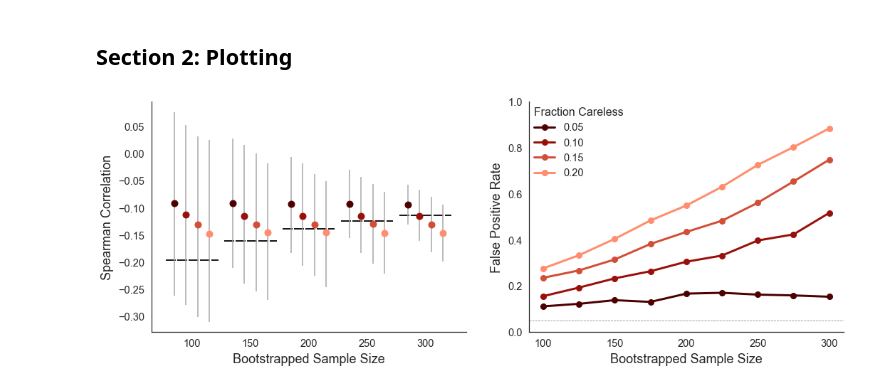
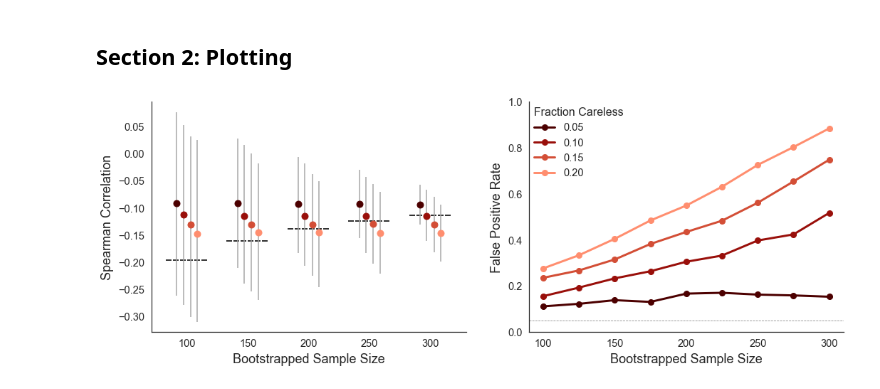
Before and after one commit to nivlab/sciops, a Jupyter notebook: analysis/results_03b.ipynb, the cells around one changed output. Drawn from its saved outputs; the diff is of its cells as text; code cells hidden in the pictures.

Commit message:
minor analysis updates: epi analysis, masked rhat, improved figures

```diff
--- a/analysis/results_03b.ipynb
+++ b/analysis/results_03b.ipynb
@@ -123,7 +123,7 @@ for i, sample in enumerate([100,150,200,250,300]):
     ub = gb.query(f'sample=={sample} and level_2 == 0.975').spearman.values - mu
 
     ## Define x-axis.
-    X = i + np.array([-0.3,-0.1,0.1,0.3])
+    X = i + np.array([-0.17,-0.06,0.06,0.17])
 
     ## Plot estimates.
     for x, y, y1, y2, color in zip(X, mu, lb, ub, palette):
@@ -132,32 +132,32 @@ for i, sample in enumerate([100,150,200,250,300]):
 
 ## Add critical values.
 for i, y in enumerate(critical_values[::2]):
-    axes[0].plot([i-0.45,i+0.45], [-y,-y], color='0.1', lw=2, linestyle=(0, (7, 1)), zorder=-1)
+    axes[0].plot([i-0.35,i+0.35], [-y,-y], color='0.2', lw=2, linestyle=(0, (4, 1)), zorder=-1)
 
 ## Add detail.
 # axes[0].legend_.set_visible(False)
 axes[0].set(xticks=np.arange(5), xticklabels=[100,150,200,250,300])
 axes[0].set_xlabel('Bootstrapped Sample Size', fontsize=18, labelpad=6)
 axes[0].set_ylabel('Spearman Correlation', fontsize=18, labelpad=6)
 
 #~~~~~~~~~~~~~~~~~~~~~~~~~~~~~~~~~~~~~~~~~~#
 ### Plot false positive rates.
 #~~~~~~~~~~~~~~~~~~~~~~~~~~~~~~~~~~~~~~~~~~#
 
 ## Plot false positive rates.
 for y, label, color in zip(fpr, percentiles, palette):
     axes[1].plot(n_total, y, 'o-', lw=3, color=color, label='%0.2f' %label, markersize=8)
 axes[1].axhline(0.05, color='0.5', lw=0.8, linestyle='--', zorder=-1)
 
 ## Add detail.
 axes[1].set(xticks=[100,150,200,250,300], ylim=(0,1))
 axes[1].set_xlabel('Bootstrapped Sample Size', fontsize=18, labelpad=6)
 axes[1].set_ylabel('False Positive Rate', fontsize=18, labelpad=6)
 leg = axes[1].legend(loc=2, frameon=False, borderpad=0, title='Fraction Careless')
 leg._legend_box.align = "left"
 
 sns.despine()
 plt.subplots_adjust(left=0.08, right=0.98, top=0.9, bottom=0.15, wspace=0.2)
 plt.savefig(os.path.join('..','figures','main_03b.png'), dpi=180, transparent=True)
 # %% [output]
-[figure, old version]
+[figure, new version]
```
Also changed, not shown: 6 other files.
